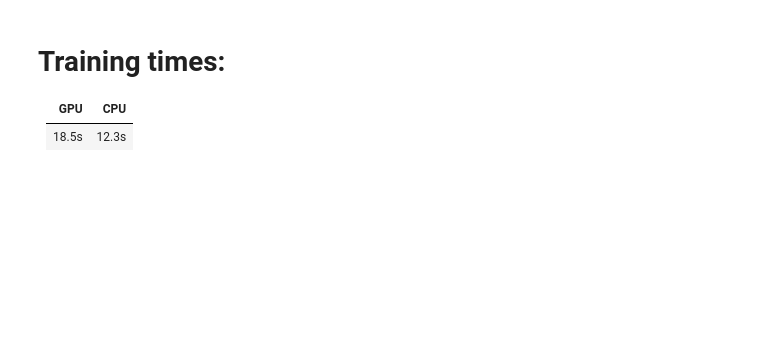
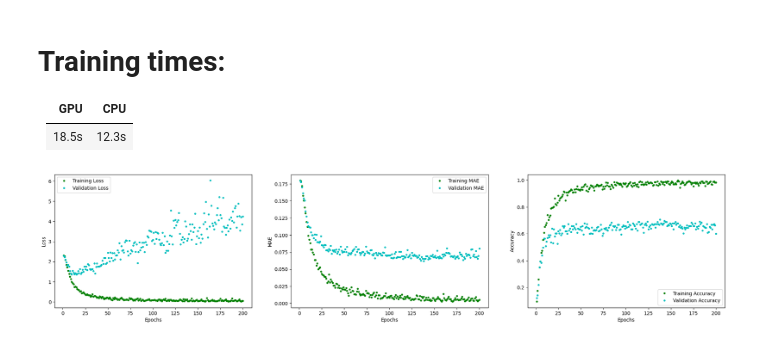
Before and after one commit to SemvandenBroek/CSE3000-gestures, a Jupyter notebook: ml-dev/test_data.ipynb, the cells around one changed output. Drawn from its saved outputs; the diff is of its cells as text; code cells hidden in the pictures; blank space fills up the shorter version.

```diff
--- a/ml-dev/test_data.ipynb
+++ b/ml-dev/test_data.ipynb
@@ -288,26 +466,28 @@ for i in range(test_amount):
 USE_GPU = False
 device = "/device:GPU:0" if USE_GPU else "/device:CPU:0"
 
-with tf.device(device):
-    model_simple = keras.Sequential()
+def build_cnn_model(shape):
+    model = keras.Sequential()
 
     # model_lstm.add(layers.LSTM(units=128, input_shape=[1, 3]))
-    model_simple.add(layers.Input(shape=(100, 3, 1), name="sensor_image"))
-    model_simple.add(layers.ZeroPadding2D(padding=(0, 2)))
-    model_simple.add(layers.Conv2D(8, kernel_size=(3, 3), strides=(1, 1), activation="relu"))
-    model_simple.add(layers.Conv2D(16, kernel_size=(2, 2), strides=(1, 1), activation="relu"))
-    model_simple.add(layers.Conv2D(16, kernel_size=(2, 2), activation="relu"))
-    model_simple.add(layers.MaxPooling2D(pool_size=(3, 1)))
-    model_simple.add(layers.Conv2D(16, kernel_size=(5, 1), activation="relu"))
-    model_simple.add(layers.Flatten())
-    model_simple.add(layers.Dropout(0.5))
-    model_simple.add(layers.Dense(len(Gestures), activation="softmax", name="predictions"))
-    model_simple.compile(loss='categorical_crossentropy', optimizer='adam', metrics=['acc', 'mae'])
-    model_simple.summary()
+    model.add(layers.Input(shape=shape, name="sensor_image"))
+    model.add(layers.ZeroPadding2D(padding=(0, 2)))
+    model.add(layers.Conv2D(8, kernel_size=(3, 3), strides=(1, 1), activation="relu"))
+    model.add(layers.Conv2D(16, kernel_size=(2, 2), strides=(1, 1), activation="relu"))
+    model.add(layers.Conv2D(16, kernel_size=(2, 2), activation="relu"))
+    model.add(layers.MaxPooling2D(pool_size=(3, 1)))
+    model.add(layers.Conv2D(32, kernel_size=(5, 1), activation="relu"))
+    model.add(layers.Flatten())
+    model.add(layers.Dropout(0.5))
+    model.add(layers.Dense(len(Gestures), activation="softmax", name="predictions"))
 
-
-    start = time.perf_counter()
-    simple_history = model_simple.fit(x_train_normalized, y_train, epochs=80, batch_size=2)
-
-    end = time.perf_counter()
-    print("Training took: %0.1f seconds" % (end - start))
+    return model
+# %%
+model_cnn = build_cnn_model(input_shape)
+model_cnn.compile(loss='categorical_crossentropy', optimizer='adam', metrics=['acc', 'mae'])
+model_cnn.summary()
+start = time.perf_counter()
+simple_history = model_cnn.fit(x_train_reshaped, y_train, epochs=200, batch_size=2, validation_data=(x_test_reshaped, y_test))
+
+end = time.perf_counter()
+print("Training took: %0.1f seconds" % (end - start))
@@ -338 +518,5 @@ fig.show()
+# %%
+plot_history(simple_history)
+# %% [output]
+[figure, added]
 # %%
```
Also changed, not shown: parts of 40 cells of this notebook.
